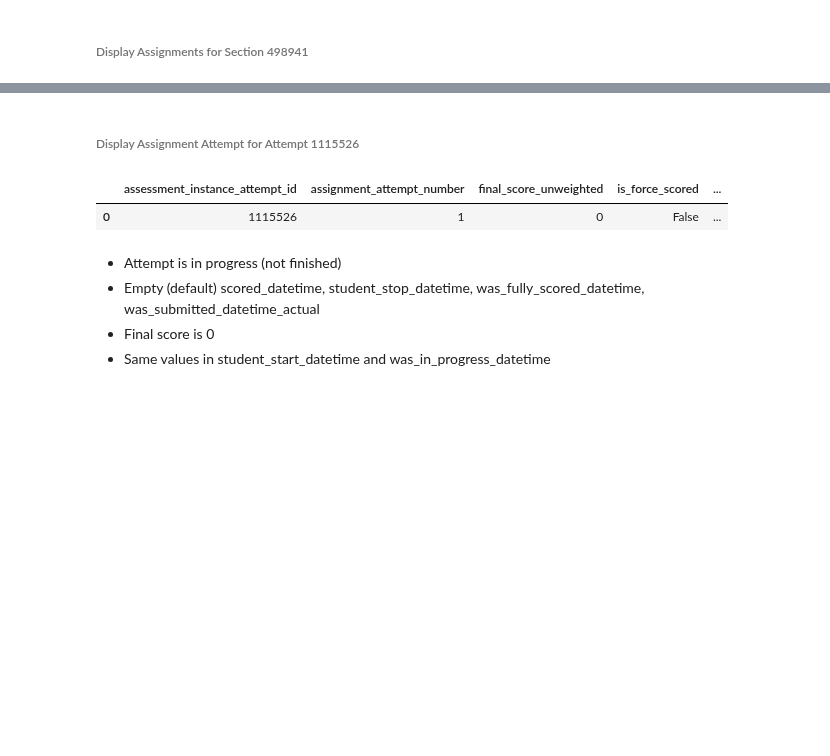
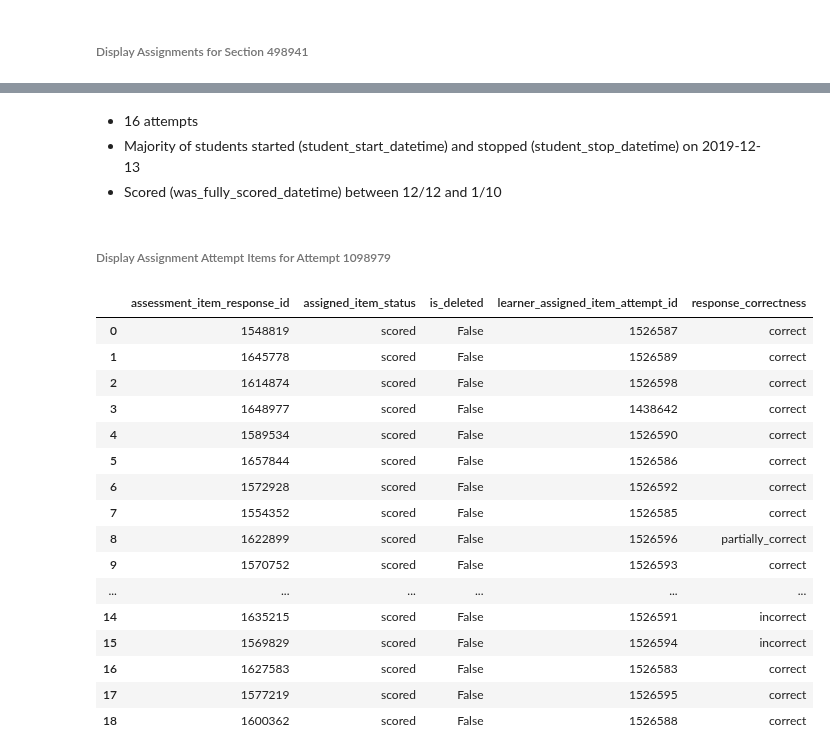
Before and after one commit to dlhinkley/c772-capstone-project, a Jupyter notebook: juniper/summary/display-sample-data.ipynb, the cells around one changed output, grey strips where cells are left out. Drawn from its saved outputs; the diff is of its cells as text; code cells hidden in the pictures; blank space fills up the shorter version.

```diff
--- a/juniper/summary/display-sample-data.ipynb
+++ b/juniper/summary/display-sample-data.ipynb
@@ -107,12 +143,26 @@ dfRaw.filter( F.col('assessment_id') == 720657).select(*cats['itemVars']).distin
+# %% [markdown]
+- 16 attempts
+- Majority of students started (student_start_datetime) and stopped (student_stop_datetime) on 2019-12-13
+- Scored (was_fully_scored_datetime) between 12/12 and 1/10
 # %% [markdown]
-###### Display Assignment Attempt for Attempt 1115526
+###### Display Assignment Attempt Items for Attempt 1098979
 # %%
-dfRaw.filter( F.col('assessment_instance_attempt_id') == 1115526 ).select(*cats['assignmentAttemptVars']).distinct().toPandas()
+dfRaw.filter( F.col('assessment_instance_attempt_id') == 1098979 ).select(*cats['itemAttemptVars']).distinct().toPandas()
 # %% [output]
-|  | assessment_instance_attempt_id | assignment_attempt_number | final_score_unweighted | is_force_scored | ... |
-| 0 | 1115526 | 1 | 0 | False | ... |
+|  | assessment_item_response_id | assigned_item_status | is_deleted | learner_assigned_item_attempt_id | response_correctness |
+| 0 | 1548819 | scored | False | 1526587 | correct |
+| 1 | 1645778 | scored | False | 1526589 | correct |
+| 2 | 1614874 | scored | False | 1526598 | correct |
+| 3 | 1648977 | scored | False | 1438642 | correct |
+| 4 | 1589534 | scored | False | 1526590 | correct |
+| 5 | 1657844 | scored | False | 1526586 | correct |
+| 6 | 1572928 | scored | False | 1526592 | correct |
+| 7 | 1554352 | scored | False | 1526585 | correct |
+| 8 | 1622899 | scored | False | 1526596 | partially_correct |
+| 9 | 1570752 | scored | False | 1526593 | correct |
+| ... | ... | ... | ... | ... | ... |
+| 14 | 1635215 | scored | False | 1526591 | incorrect |
+| 15 | 1569829 | scored | False | 1526594 | incorrect |
+| 16 | 1627583 | scored | False | 1526583 | correct |
+| 17 | 1577219 | scored | False | 1526595 | correct |
+| 18 | 1600362 | scored | False | 1526588 | correct |
-# %% [markdown]
-- Attempt is in progress (not finished)
-- Empty (default) scored_datetime, student_stop_datetime, was_fully_scored_datetime, was_submitted_datetime_actual
-- Final score is 0
-- Same values in student_start_datetime and was_in_progress_datetime
```
Also changed, not shown: parts of 25 cells of this notebook, 11 other files.
